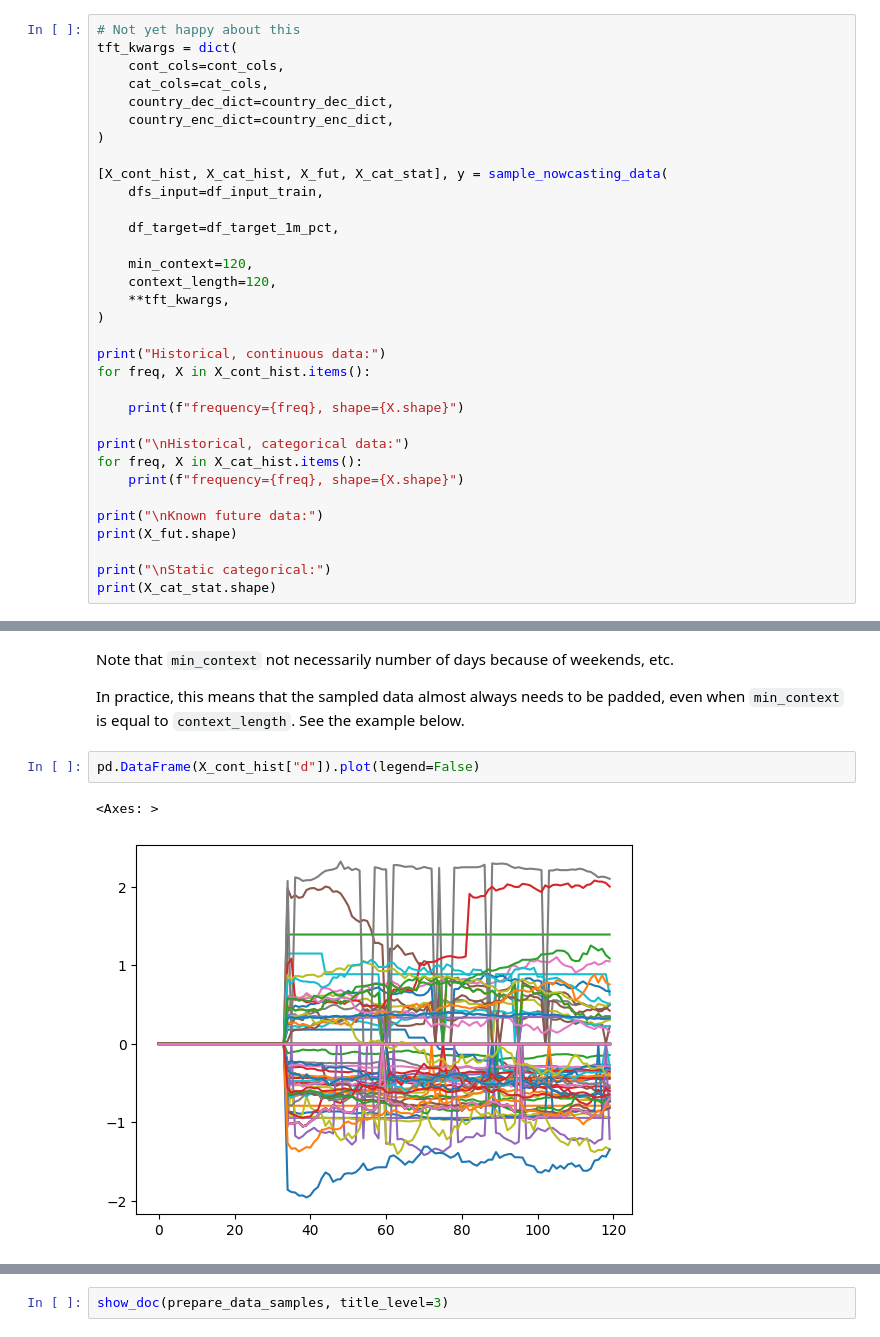
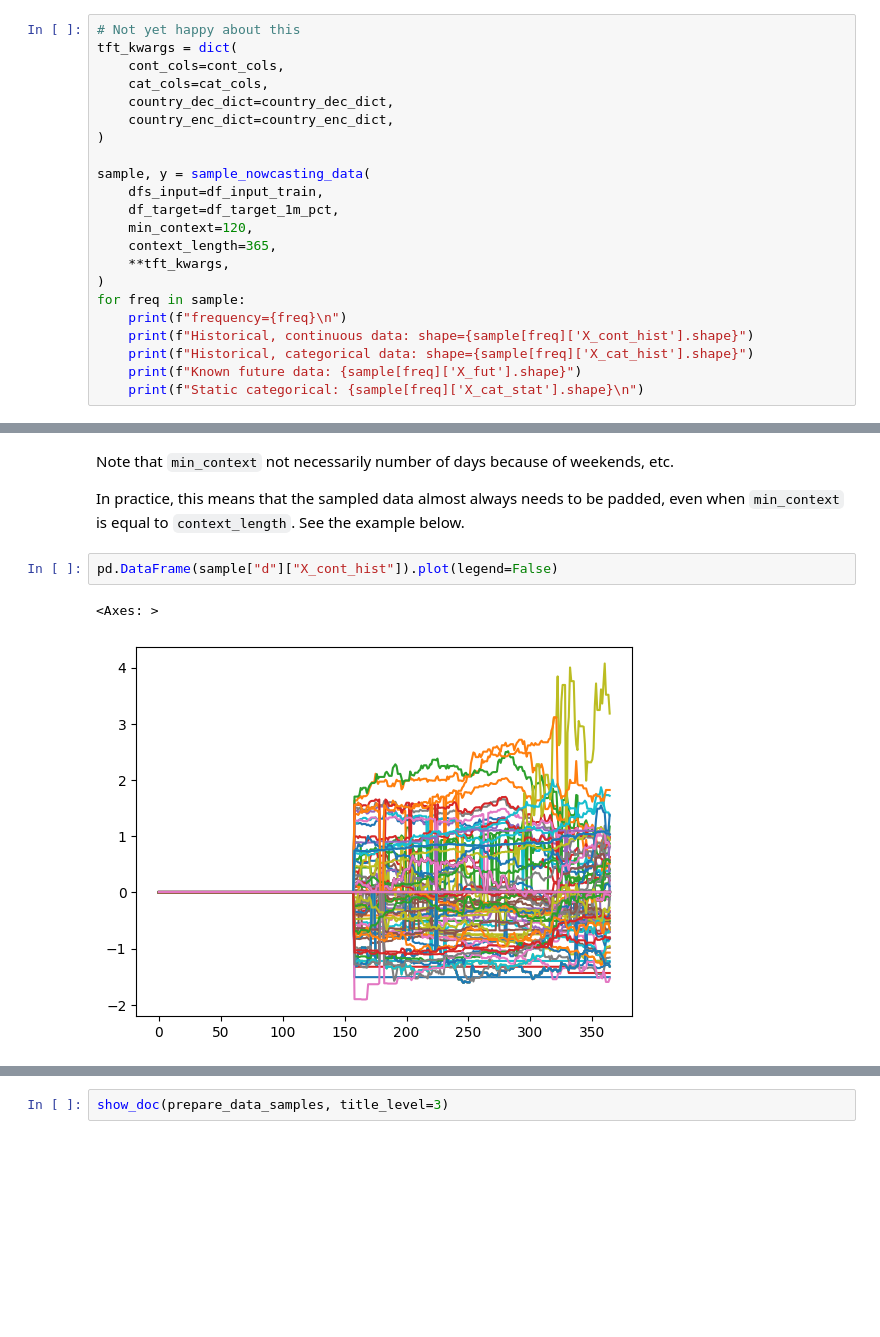
Before and after one commit to jdamp/TemporalFusionTransformers, a Jupyter notebook: temporal_fusion_transformers.ipynb, the cells around one changed output, grey strips where cells are left out. Cells and saved outputs as stored; diff of their text form; blank space fills up the shorter version.

```diff
--- a/temporal_fusion_transformers.ipynb
+++ b/temporal_fusion_transformers.ipynb
@@ -667,28 +667,17 @@ tft_kwargs = dict(
     country_enc_dict=country_enc_dict,
 )
 
-[X_cont_hist, X_cat_hist, X_fut, X_cat_stat], y = sample_nowcasting_data(
+sample, y = sample_nowcasting_data(
     dfs_input=df_input_train,
-
     df_target=df_target_1m_pct,
-
     min_context=120,
-    context_length=120,
+    context_length=365,
     **tft_kwargs,
 )
-
-print("Historical, continuous data:")
-for freq, X in X_cont_hist.items():
-
-    print(f"frequency={freq}, shape={X.shape}")
-
-print("\nHistorical, categorical data:")
-for freq, X in X_cat_hist.items():
-    print(f"frequency={freq}, shape={X.shape}")
-
-print("\nKnown future data:")
-print(X_fut.shape)
-
-print("\nStatic categorical:")
-print(X_cat_stat.shape)
+for freq in sample:
+    print(f"frequency={freq}\n")
+    print(f"Historical, continuous data: shape={sample[freq]['X_cont_hist'].shape}")
+    print(f"Historical, categorical data: shape={sample[freq]['X_cat_hist'].shape}")
+    print(f"Known future data: {sample[freq]['X_fut'].shape}")
+    print(f"Static categorical: {sample[freq]['X_cat_stat'].shape}\n")
 # %% [output]
@@ -712,8 +706,8 @@ Note that `min_context` not necessarily number of days because of weekends, etc.
 
 In practice, this means that the sampled data almost always needs to be padded, even when `min_context` is equal to `context_length`. See the example below.
 # %%
-pd.DataFrame(X_cont_hist["d"]).plot(legend=False)
+pd.DataFrame(sample["d"]["X_cont_hist"]).plot(legend=False)
 # %% [output]
 <Axes: >
-[figure, old version]
+[figure, new version]
 # %%
```
Also changed, not shown: parts of 12 cells of this notebook, 3 other files.
